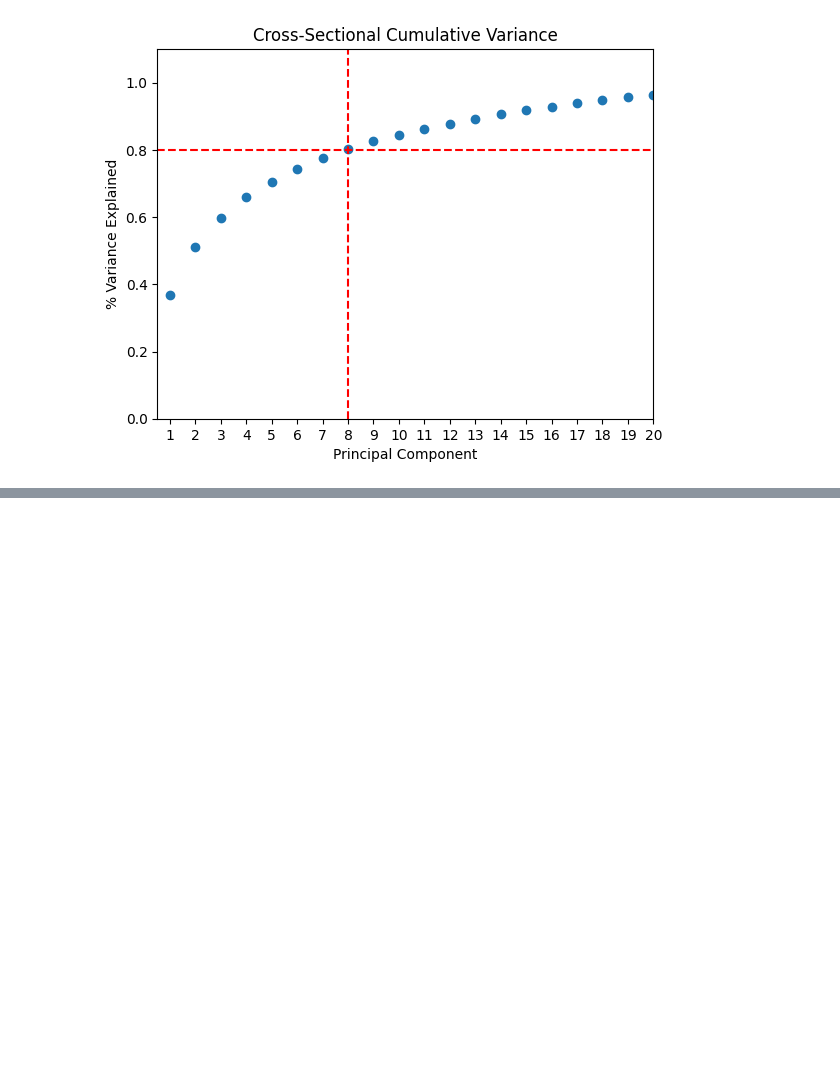
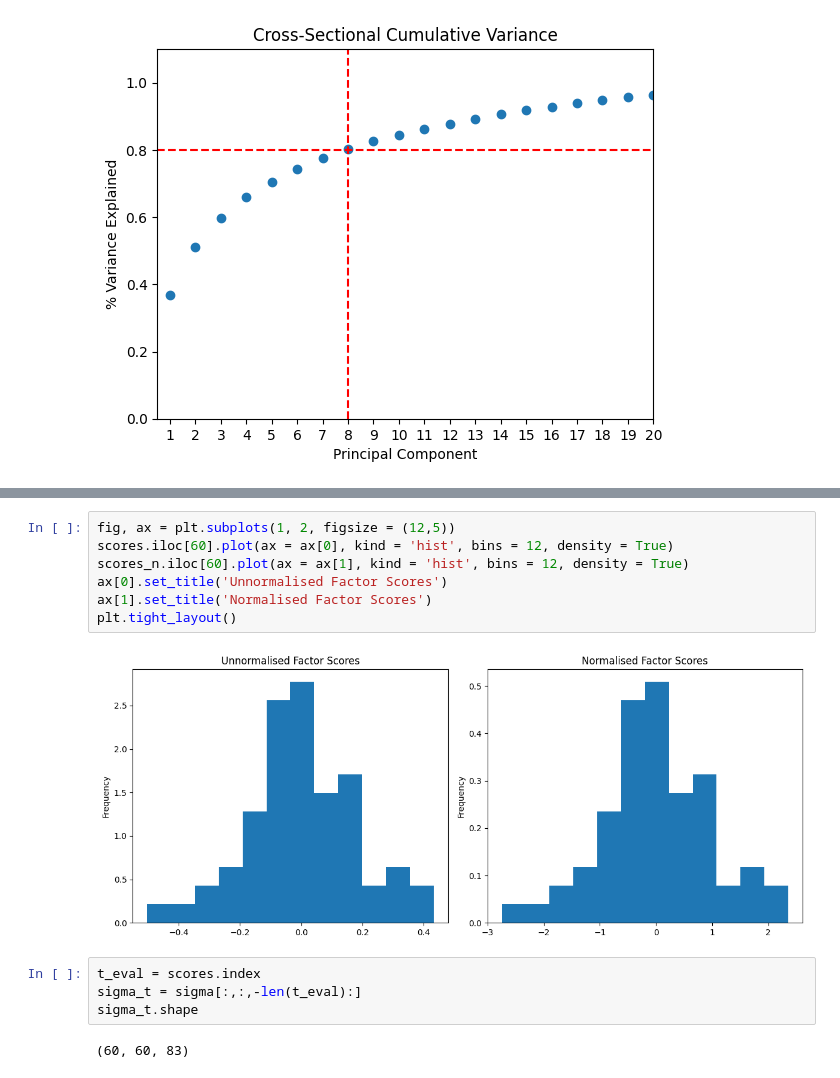
Before and after one commit to gy623/Cross-Sectional-Factor-Model-of-Asset-Returns, a Jupyter notebook: PCA Risk Engine.ipynb, the cells around one changed output, grey strips where cells are left out. Saved outputs shown, nothing was run; the diff lists cells and outputs as text; blank space fills up the shorter version.

```diff
--- a/PCA Risk Engine.ipynb
+++ b/PCA Risk Engine.ipynb
@@ -105 +159,16 @@ scores
 83 rows × 60 columns
+# %%
+fig, ax = plt.subplots(1, 2, figsize = (12,5))
+scores.iloc[60].plot(ax = ax[0], kind = 'hist', bins = 12, density = True)
+scores_n.iloc[60].plot(ax = ax[1], kind = 'hist', bins = 12, density = True)
+ax[0].set_title('Unnormalised Factor Scores')
+ax[1].set_title('Normalised Factor Scores')
+plt.tight_layout()
+# %% [output]
+[figure, added]
+# %%
+t_eval = scores.index
+sigma_t = sigma[:,:,-len(t_eval):]
+sigma_t.shape
+# %% [output]
+(60, 60, 83)
```
Also changed, not shown: parts of 7 cells of this notebook, 25 other files.
